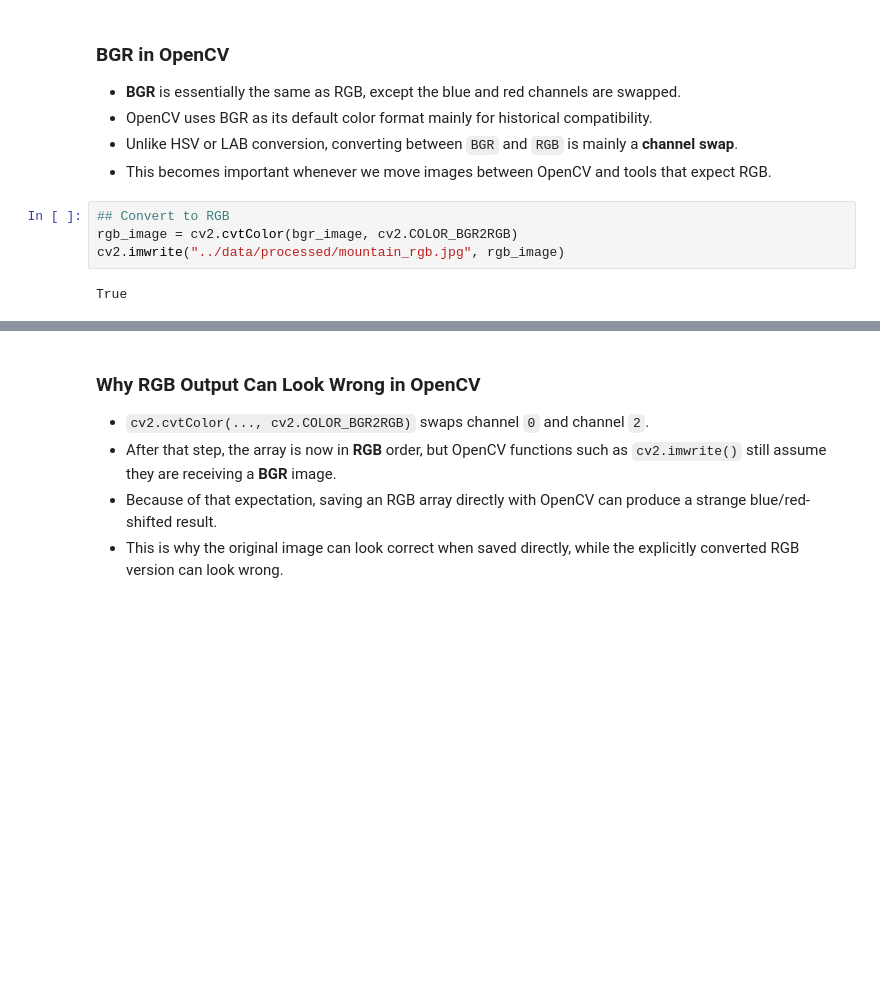
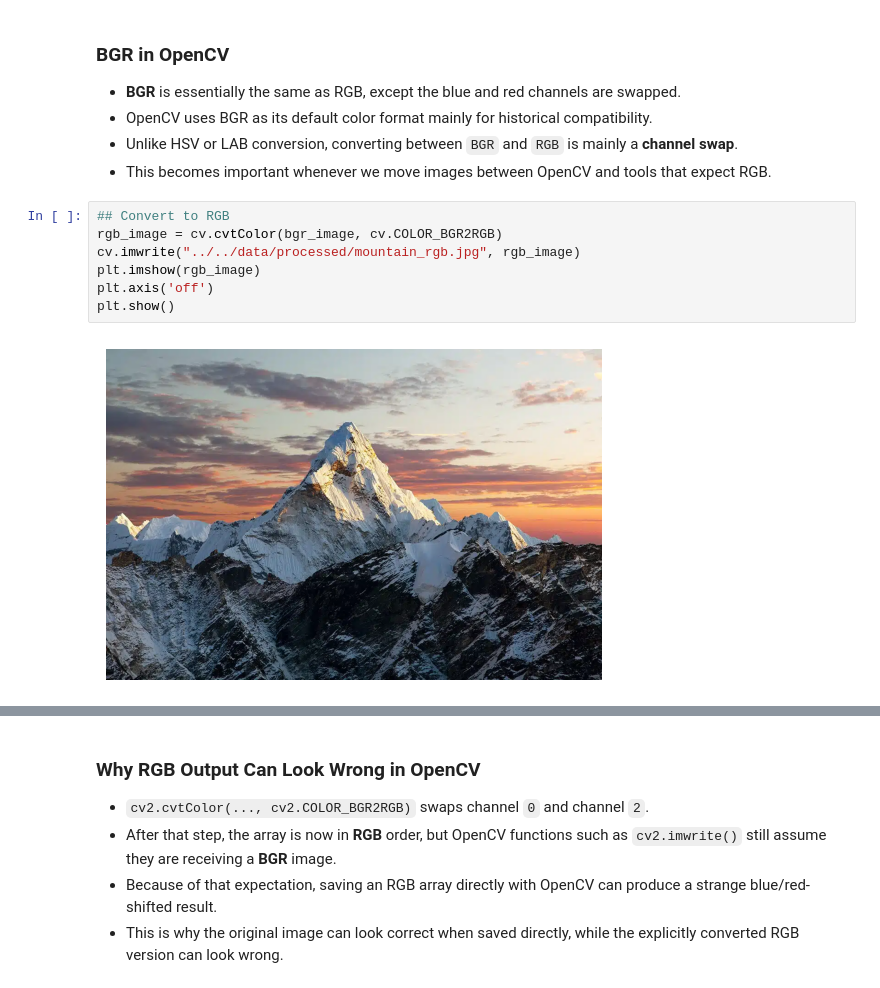
Before and after one commit to amareshmaity/opencv, a Jupyter notebook: docs/03_exploring_color_space/exploring_color_sapce.ipynb, the cells around one changed output, grey strips where cells are left out. Saved outputs shown, nothing was run; the diff lists cells and outputs as text; blank space fills up the shorter version.

```diff
--- a/docs/03_exploring_color_space/exploring_color_sapce.ipynb
+++ b/docs/03_exploring_color_space/exploring_color_sapce.ipynb
@@ -83,9 +98,12 @@ True
 - This becomes important whenever we move images between OpenCV and tools that expect RGB.
 # %%
 ## Convert to RGB
-rgb_image = cv2.cvtColor(bgr_image, cv2.COLOR_BGR2RGB)
-cv2.imwrite("../data/processed/mountain_rgb.jpg", rgb_image)
+rgb_image = cv.cvtColor(bgr_image, cv.COLOR_BGR2RGB)
+cv.imwrite("../../data/processed/mountain_rgb.jpg", rgb_image)
+plt.imshow(rgb_image)
+plt.axis('off')
+plt.show()
 # %% [output]
-True
+[figure, added]
 # %%
 ## Convert to RGB
```
Also changed, not shown: parts of 8 cells of this notebook, 52 other files.
